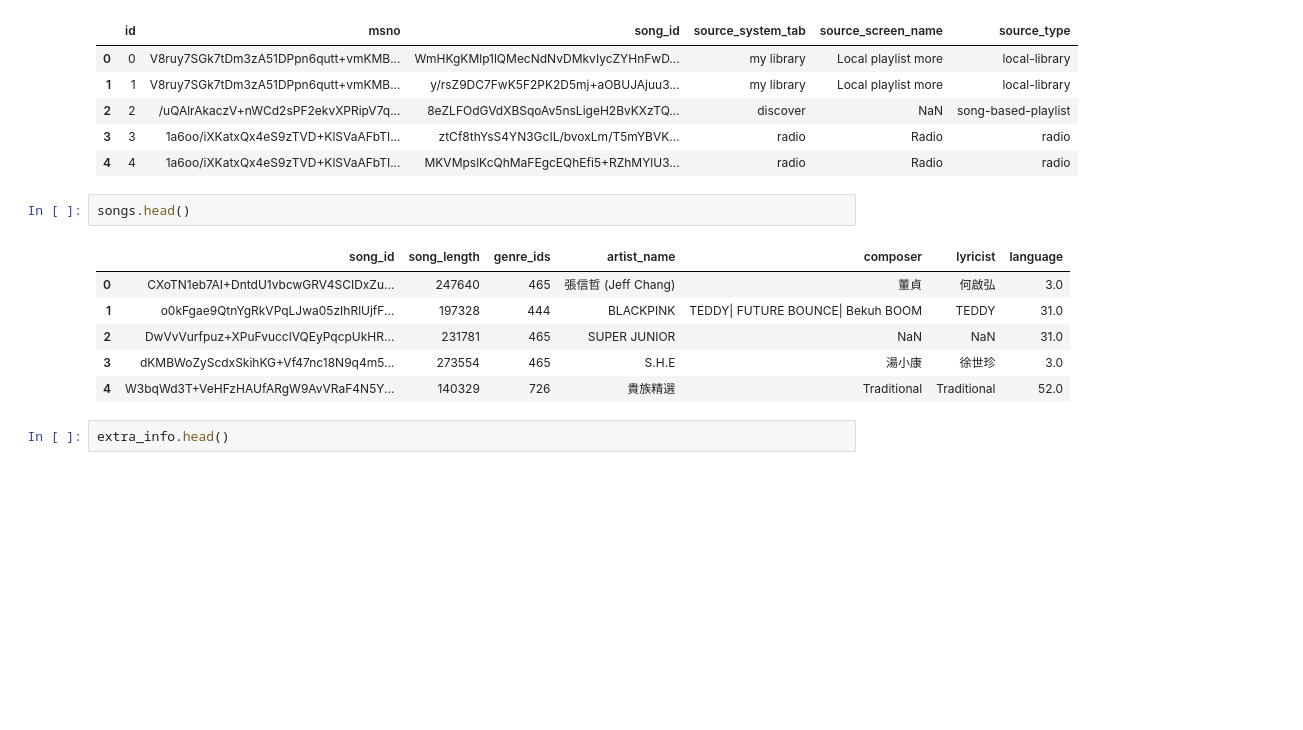
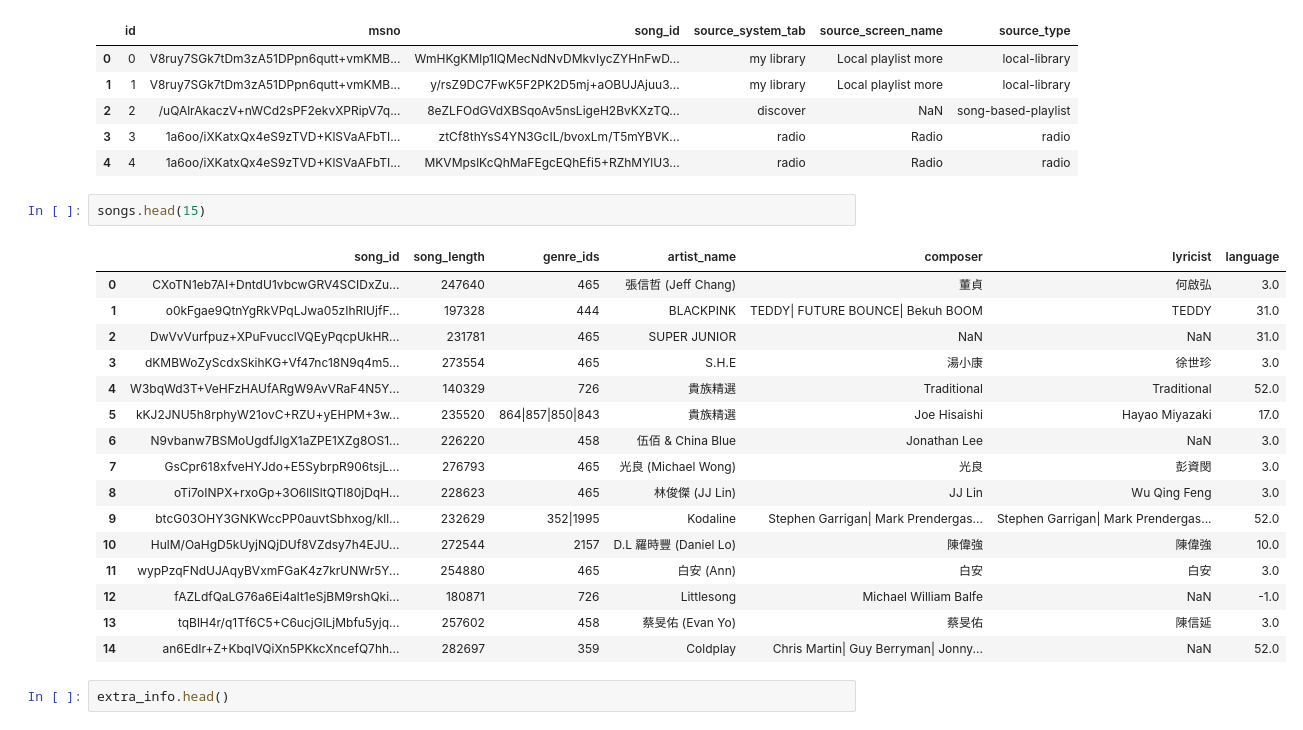
Before and after one commit to Ashritha93/SpringBoard-DSC-Projects, a Jupyter notebook: Cap1-Music-Recomm-Sys/capStone1-musicRecomSys.ipynb, the cells around one changed output. Drawn from its saved outputs; the diff is of its cells as text; blank space fills up the shorter version.

```diff
--- a/Cap1-Music-Recomm-Sys/capStone1-musicRecomSys.ipynb
+++ b/Cap1-Music-Recomm-Sys/capStone1-musicRecomSys.ipynb
@@ -65,14 +67,24 @@ test.head()
 | 3 | 3 | 1a6oo/iXKatxQx4eS9zTVD+KlSVaAFbTI... | ztCf8thYsS4YN3GcIL/bvoxLm/T5mYBVK... | radio | Radio | radio |
 | 4 | 4 | 1a6oo/iXKatxQx4eS9zTVD+KlSVaAFbTI... | MKVMpslKcQhMaFEgcEQhEfi5+RZhMYlU3... | radio | Radio | radio |
 # %%
-songs.head()
+songs.head(15)
 # %% [output]
 |  | song_id | song_length | genre_ids | artist_name | composer | lyricist | language |
 | 0 | CXoTN1eb7AI+DntdU1vbcwGRV4SCIDxZu... | 247640 | 465 | 張信哲 (Jeff Chang) | 董貞 | 何啟弘 | 3.0 |
 | 1 | o0kFgae9QtnYgRkVPqLJwa05zIhRlUjfF... | 197328 | 444 | BLACKPINK | TEDDY| FUTURE BOUNCE| Bekuh BOOM | TEDDY | 31.0 |
 | 2 | DwVvVurfpuz+XPuFvucclVQEyPqcpUkHR... | 231781 | 465 | SUPER JUNIOR | NaN | NaN | 31.0 |
 | 3 | dKMBWoZyScdxSkihKG+Vf47nc18N9q4m5... | 273554 | 465 | S.H.E | 湯小康 | 徐世珍 | 3.0 |
 | 4 | W3bqWd3T+VeHFzHAUfARgW9AvVRaF4N5Y... | 140329 | 726 | 貴族精選 | Traditional | Traditional | 52.0 |
+| 5 | kKJ2JNU5h8rphyW21ovC+RZU+yEHPM+3w... | 235520 | 864|857|850|843 | 貴族精選 | Joe Hisaishi | Hayao Miyazaki | 17.0 |
+| 6 | N9vbanw7BSMoUgdfJlgX1aZPE1XZg8OS1... | 226220 | 458 | 伍佰 & China Blue | Jonathan Lee | NaN | 3.0 |
+| 7 | GsCpr618xfveHYJdo+E5SybrpR906tsjL... | 276793 | 465 | 光良 (Michael Wong) | 光良 | 彭資閔 | 3.0 |
+| 8 | oTi7oINPX+rxoGp+3O6llSltQTl80jDqH... | 228623 | 465 | 林俊傑 (JJ Lin) | JJ Lin | Wu Qing Feng | 3.0 |
+| 9 | btcG03OHY3GNKWccPP0auvtSbhxog/kll... | 232629 | 352|1995 | Kodaline | Stephen Garrigan| Mark Prendergas... | Stephen Garrigan| Mark Prendergas... | 52.0 |
+| 10 | HulM/OaHgD5kUyjNQjDUf8VZdsy7h4EJU... | 272544 | 2157 | D.L 羅時豐 (Daniel Lo) | 陳偉強 | 陳偉強 | 10.0 |
+| 11 | wypPzqFNdUJAqyBVxmFGaK4z7krUNWr5Y... | 254880 | 465 | 白安 (Ann) | 白安 | 白安 | 3.0 |
+| 12 | fAZLdfQaLG76a6Ei4alt1eSjBM9rshQki... | 180871 | 726 | Littlesong | Michael William Balfe | NaN | -1.0 |
+| 13 | tqBlH4r/q1Tf6C5+C6ucjGlLjMbfu5yjq... | 257602 | 458 | 蔡旻佑 (Evan Yo) | 蔡旻佑 | 陳信延 | 3.0 |
+| 14 | an6EdIr+Z+KbqIVQiXn5PKkcXncefQ7hh... | 282697 | 359 | Coldplay | Chris Martin| Guy Berryman| Jonny... | NaN | 52.0 |
 # %%
 extra_info.head()
 # %% [output]
```
Also changed, not shown: parts of 47 cells of this notebook.
